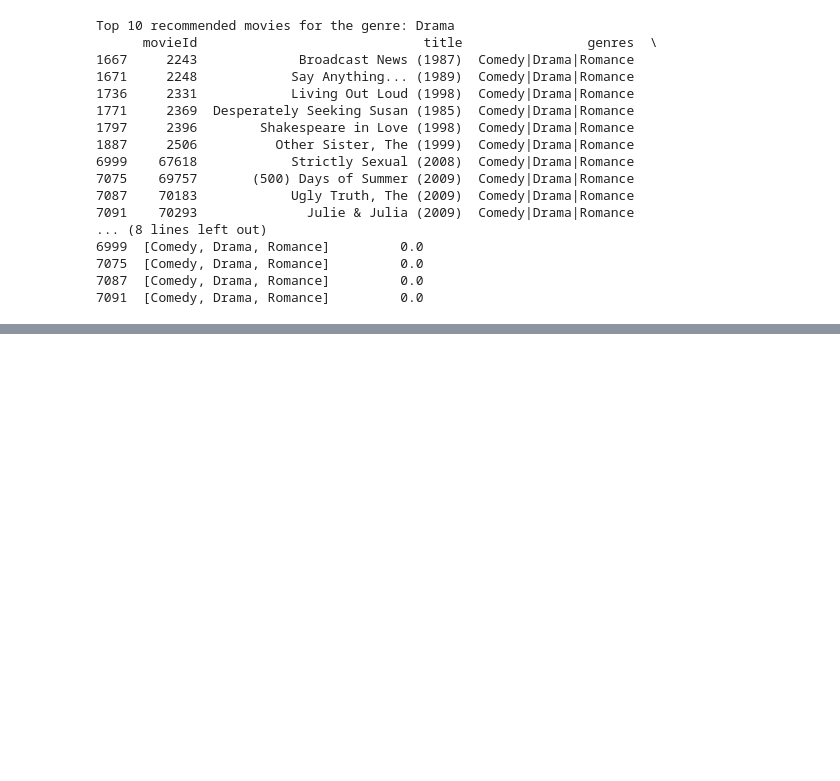
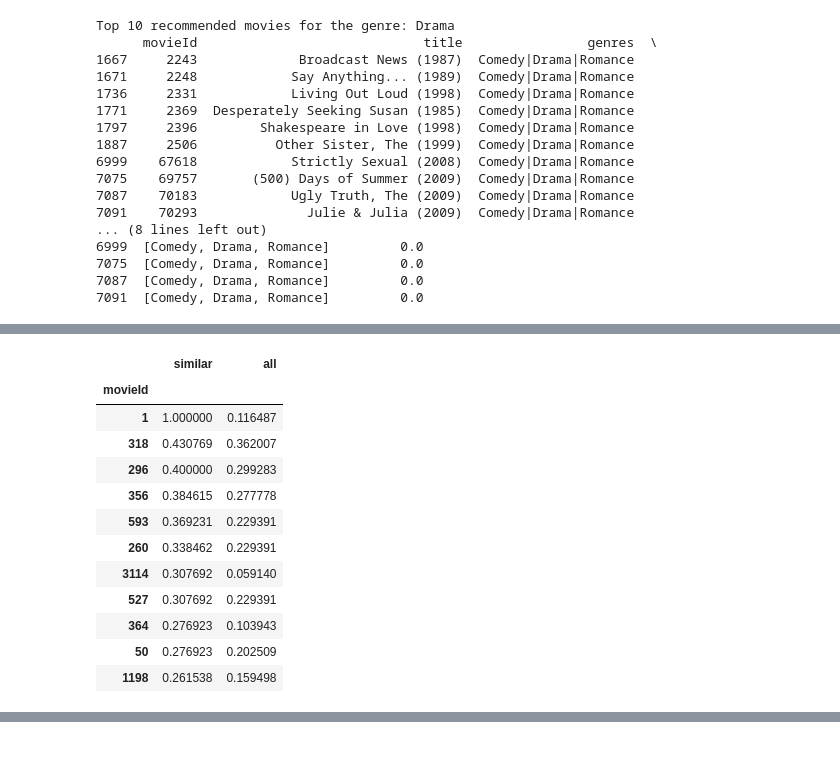
Before and after one commit to VeIskar/Movie-Recommendation-System, a Jupyter notebook: recommend.ipynb, the cells around one changed output, grey strips where cells are left out. Saved outputs shown, nothing was run; the diff lists cells and outputs as text; code cells hidden in the pictures; blank space fills up the shorter version.

```diff
--- a/recommend.ipynb
+++ b/recommend.ipynb
@@ -408,0 +466,12 @@ Top 10 recommended movies for the genre: Drama
+# %%
+rat_tfid = rat_df.copy()
+
+movie_id = 1
+
+sim_users = rat_tfid[(rat_tfid["movieId"] == movie_id) & (rat_tfid["rating"] > 4)]["userId"].unique()
+similar_user_rats = rat_tfid[(rat_tfid["userId"].isin(sim_users)) & (rat_tfid["rating"] > 4)]["movieId"]
+similar_user_rats = similar_user_rats.value_counts() / len(sim_users)
+
+similar_user_rats = similar_user_rats[similar_user_rats > .10]
+
+similar_user_rats.head(11)
@@ -408,0 +492,22 @@ Top 10 recommended movies for the genre: Drama
+# %%
+all_users = rat_tfid[(rat_tfid["movieId"].isin(similar_user_rats.index)) & (rat_tfid["rating"] > 4)] #all users who watched all ratings and all movies for our set
+all_user_rats = all_users["movieId"].value_counts() / len(all_users["userId"].unique()) #finds the percent of users who recommended movies in upper var
+rat_perct = pd.concat([similar_user_rats, all_user_rats], axis=1)
+rat_perct.columns = ["similar", "all"]
+
+#comparing the pertcentages
+rat_perct.head(11)
+# %% [output]
+|  | similar | all |
+| movieId |  |  |
+| 1 | 1.000000 | 0.116487 |
+| 318 | 0.430769 | 0.362007 |
+| 296 | 0.400000 | 0.299283 |
+| 356 | 0.384615 | 0.277778 |
+| 593 | 0.369231 | 0.229391 |
+| 260 | 0.338462 | 0.229391 |
+| 3114 | 0.307692 | 0.059140 |
+| 527 | 0.307692 | 0.229391 |
+| 364 | 0.276923 | 0.103943 |
+| 50 | 0.276923 | 0.202509 |
+| 1198 | 0.261538 | 0.159498 |
```
Also changed, not shown: parts of 9 cells of this notebook.
